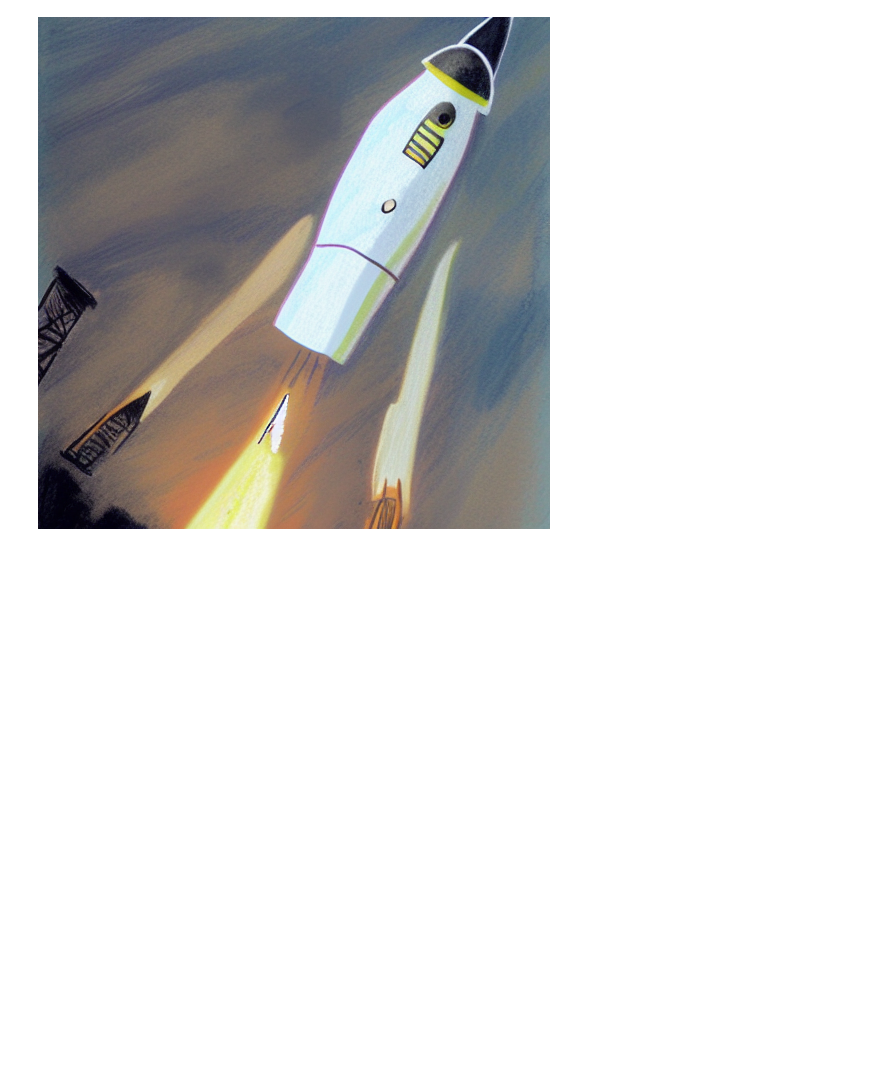
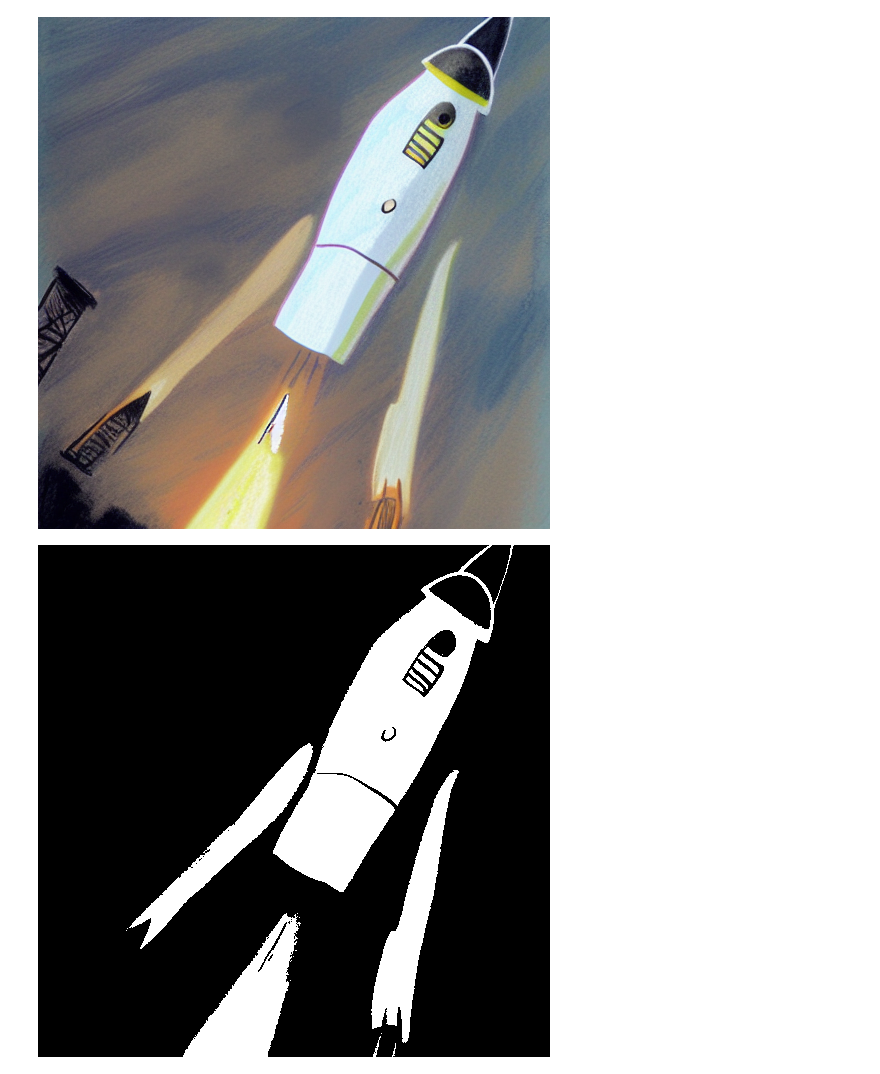
Before and after one commit to Stability-AI/stability-sdk, a Jupyter notebook: nbs/demo_colab.ipynb, the cells around one changed output. Saved outputs shown, nothing was run; the diff lists cells and outputs as text; code cells hidden in the pictures; blank space fills up the shorter version.

```diff
--- a/nbs/demo_colab.ipynb
+++ b/nbs/demo_colab.ipynb
@@ -74,3 +74,21 @@ for resp in answers:
             display(img2)
 # %% [output]
 [figure]
+# %%
+# we can make a rough mask by thresholding the grayscaled image
+
+import numpy as np
+
+img2_grayscale = img2.convert('L')
+img2_a = np.array(img2_grayscale)
+
+mask = np.array(img2_grayscale)
+mask[img2_a<150] = 0  # this is the area that will get painted, will show up black below
+mask[img2_a>=150] = 1 # this is the protected area, will show up white below
+
+mask *= 255 # convert from range [0,1] to [0,255]
+
+mask = Image.fromarray(mask)
+mask
+# %% [output]
+[figure, added]
```
Also changed, not shown: parts of 2 cells of this notebook.
